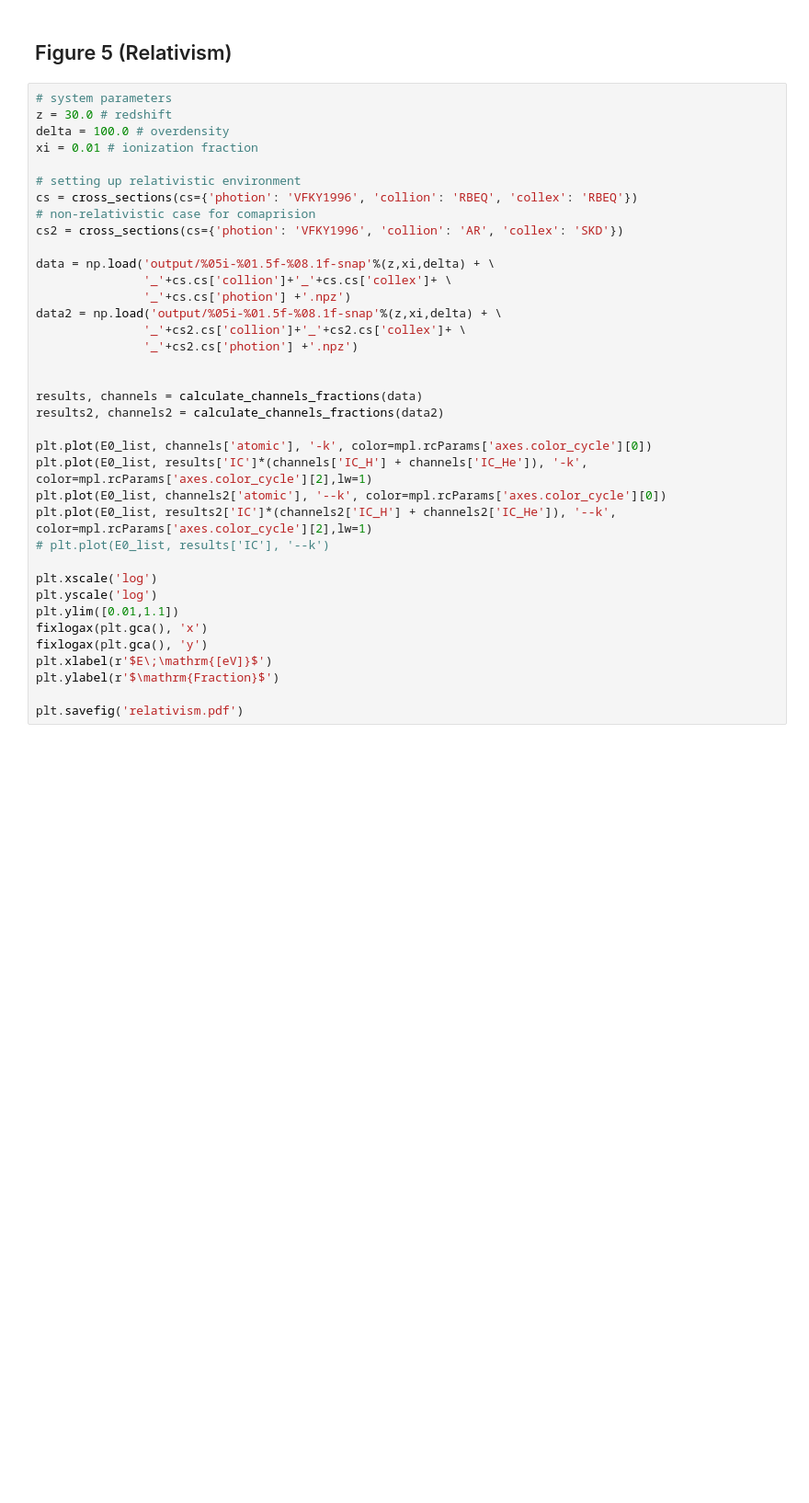
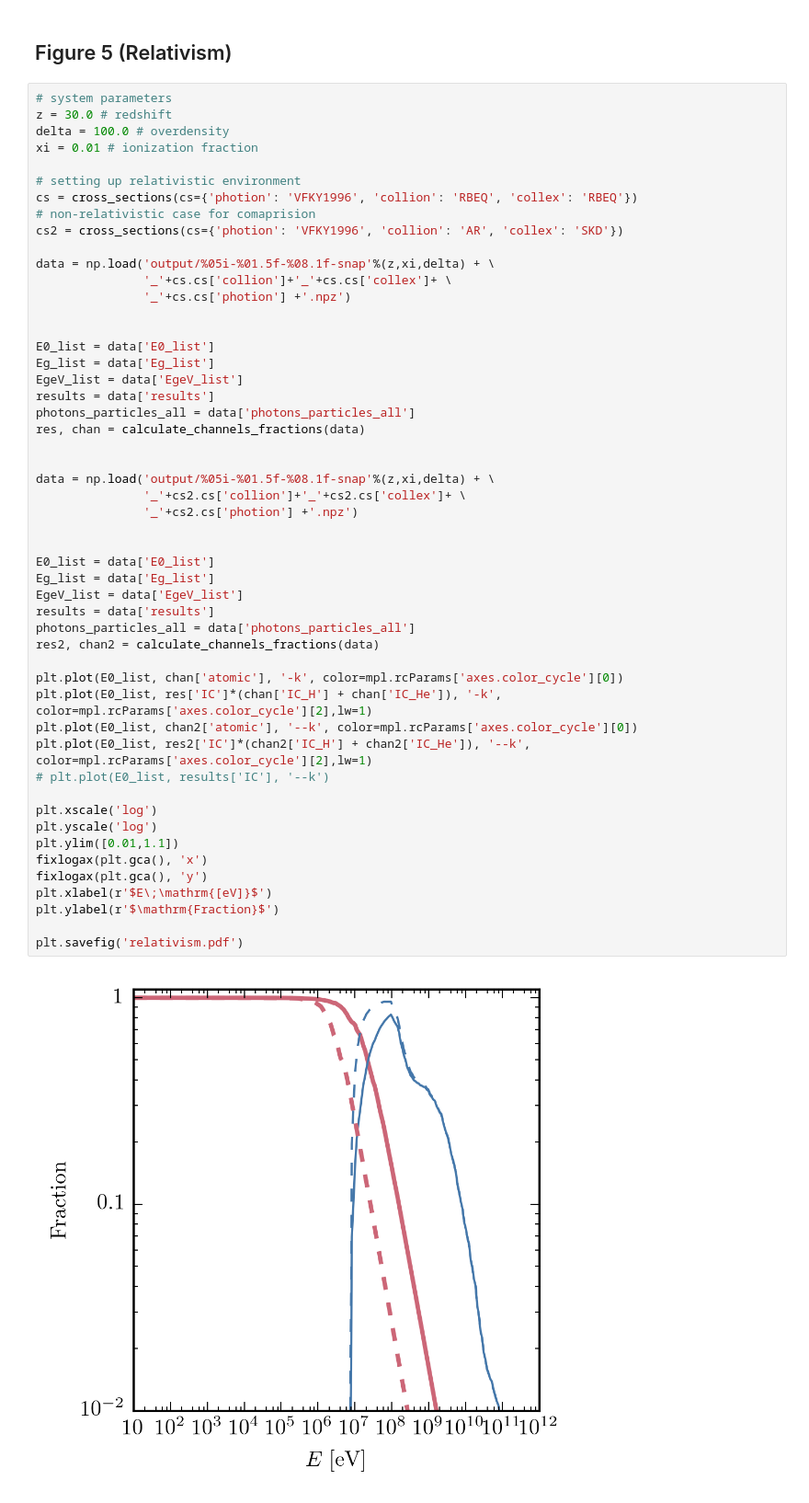
Before and after one commit to akaurov/radiator, a Jupyter notebook: paper_figures.ipynb, the cells around one changed output. Shown: that part at 92% size. Cells and saved outputs as stored; diff of their text form; blank space fills up the shorter version.

```diff
--- a/paper_figures.ipynb
+++ b/paper_figures.ipynb
@@ -216,37 +254,53 @@ plt.savefig('ion_channels.pdf')
 # %%
 # system parameters
 z = 30.0 # redshift
 delta = 100.0 # overdensity
 xi = 0.01 # ionization fraction
 
 # setting up relativistic environment
 cs = cross_sections(cs={'photion': 'VFKY1996', 'collion': 'RBEQ', 'collex': 'RBEQ'})
 # non-relativistic case for comaprision
 cs2 = cross_sections(cs={'photion': 'VFKY1996', 'collion': 'AR', 'collex': 'SKD'})
 
 data = np.load('output/%05i-%01.5f-%08.1f-snap'%(z,xi,delta) + \
                '_'+cs.cs['collion']+'_'+cs.cs['collex']+ \
                '_'+cs.cs['photion'] +'.npz')
-data2 = np.load('output/%05i-%01.5f-%08.1f-snap'%(z,xi,delta) + \
+
+
+E0_list = data['E0_list']
+Eg_list = data['Eg_list']
+EgeV_list = data['EgeV_list']
+results = data['results']
+photons_particles_all = data['photons_particles_all']
+res, chan = calculate_channels_fractions(data)
+
+
+data = np.load('output/%05i-%01.5f-%08.1f-snap'%(z,xi,delta) + \
                '_'+cs2.cs['collion']+'_'+cs2.cs['collex']+ \
                '_'+cs2.cs['photion'] +'.npz')
 
 
-results, channels = calculate_channels_fractions(data)
-results2, channels2 = calculate_channels_fractions(data2)
+E0_list = data['E0_list']
+Eg_list = data['Eg_list']
+EgeV_list = data['EgeV_list']
+results = data['results']
+photons_particles_all = data['photons_particles_all']
+res2, chan2 = calculate_channels_fractions(data)
 
-plt.plot(E0_list, channels['atomic'], '-k', color=mpl.rcParams['axes.color_cycle'][0])
-plt.plot(E0_list, results['IC']*(channels['IC_H'] + channels['IC_He']), '-k', color=mpl.rcParams['axes.color_cycle'][2],lw=1)
-plt.plot(E0_list, channels2['atomic'], '--k', color=mpl.rcParams['axes.color_cycle'][0])
-plt.plot(E0_list, results2['IC']*(channels2['IC_H'] + channels2['IC_He']), '--k', color=mpl.rcParams['axes.color_cycle'][2],lw=1)
+plt.plot(E0_list, chan['atomic'], '-k', color=mpl.rcParams['axes.color_cycle'][0])
+plt.plot(E0_list, res['IC']*(chan['IC_H'] + chan['IC_He']), '-k', color=mpl.rcParams['axes.color_cycle'][2],lw=1)
+plt.plot(E0_list, chan2['atomic'], '--k', color=mpl.rcParams['axes.color_cycle'][0])
+plt.plot(E0_list, res2['IC']*(chan2['IC_H'] + chan2['IC_He']), '--k', color=mpl.rcParams['axes.color_cycle'][2],lw=1)
 # plt.plot(E0_list, results['IC'], '--k')
 
 plt.xscale('log')
 plt.yscale('log')
 plt.ylim([0.01,1.1])
 fixlogax(plt.gca(), 'x')
 fixlogax(plt.gca(), 'y')
 plt.xlabel(r'$E\;\mathrm{[eV]}$')
 plt.ylabel(r'$\mathrm{Fraction}$')
 
 plt.savefig('relativism.pdf')
+# %% [output]
+[figure, added]
```
Also changed, not shown: parts of 6 cells of this notebook, 4 other files.
